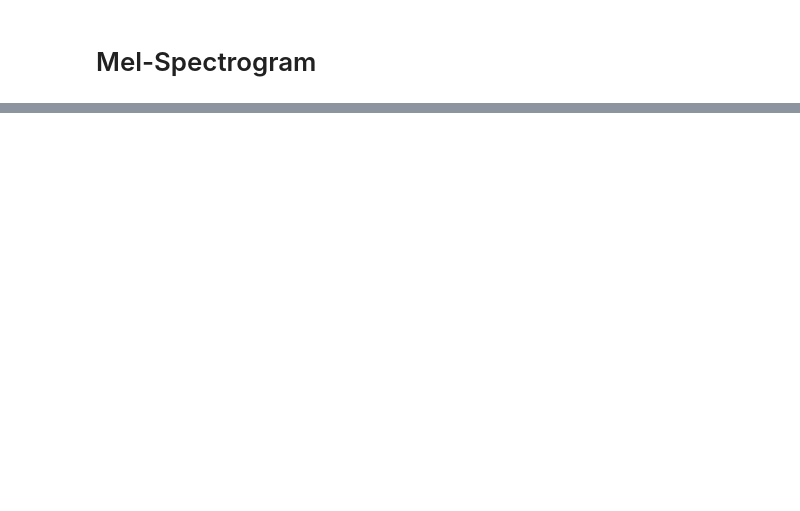
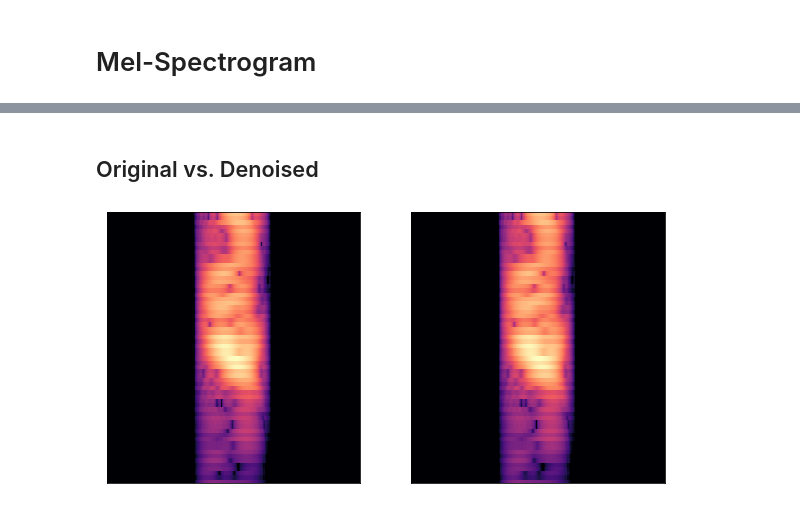
Before and after one commit to tjysdsg/tone_classifier, a Jupyter notebook: test.ipynb, the cells around one changed output, grey strips where cells are left out. Cells and saved outputs as stored; diff of their text form; code cells hidden in the pictures; blank space fills up the shorter version.

```diff
--- a/test.ipynb
+++ b/test.ipynb
@@ -81,0 +95,15 @@ for i in range(4):
+# %% [markdown]
+## Original vs. Denoised
+# %%
+# test file used: ['IC0139W0176', 'ou3', 4.82, 0.08]
+f, axs = plt.subplots(1, 2, figsize=(10, 5))
+axs = axs.flatten()
+
+start, dur = 4.82, 0.08
+y = chop('/NASdata/AudioData/mandarin/AISHELL-2/iOS/data/wav/C0139/IC0139W0176.wav', start, dur)
+specshow(y, ax=axs[0], cmap='magma')
+
+y = chop('denoise_test/output/IC0139W0176_enhanced.wav', start, dur)
+specshow(y, ax=axs[1], cmap='magma')
+# %% [output]
+[figure, added]
```
Also changed, not shown: parts of 7 cells of this notebook, 6 other files.
